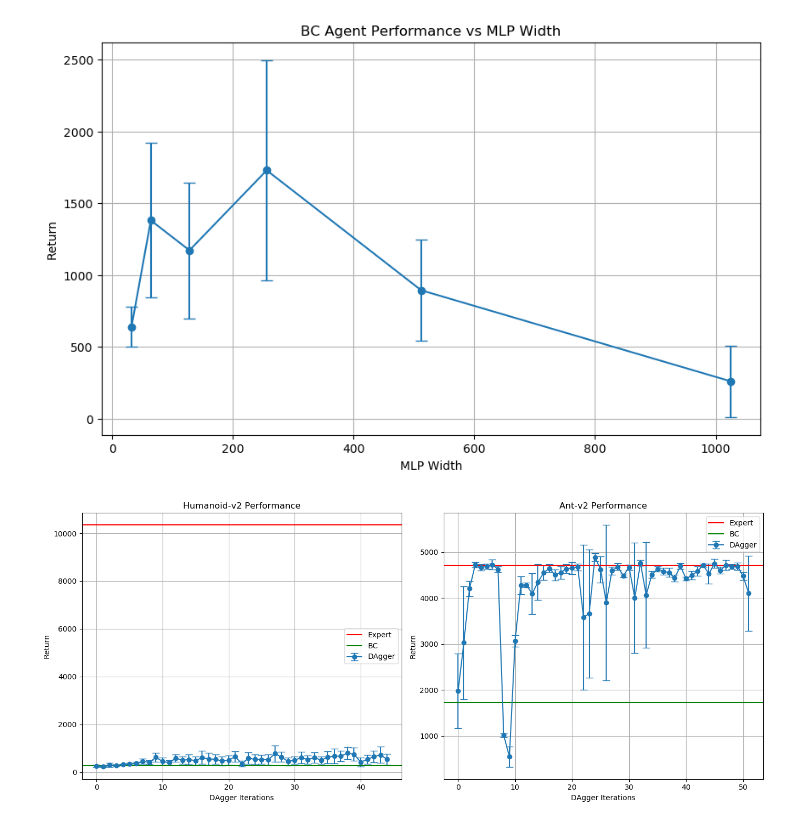
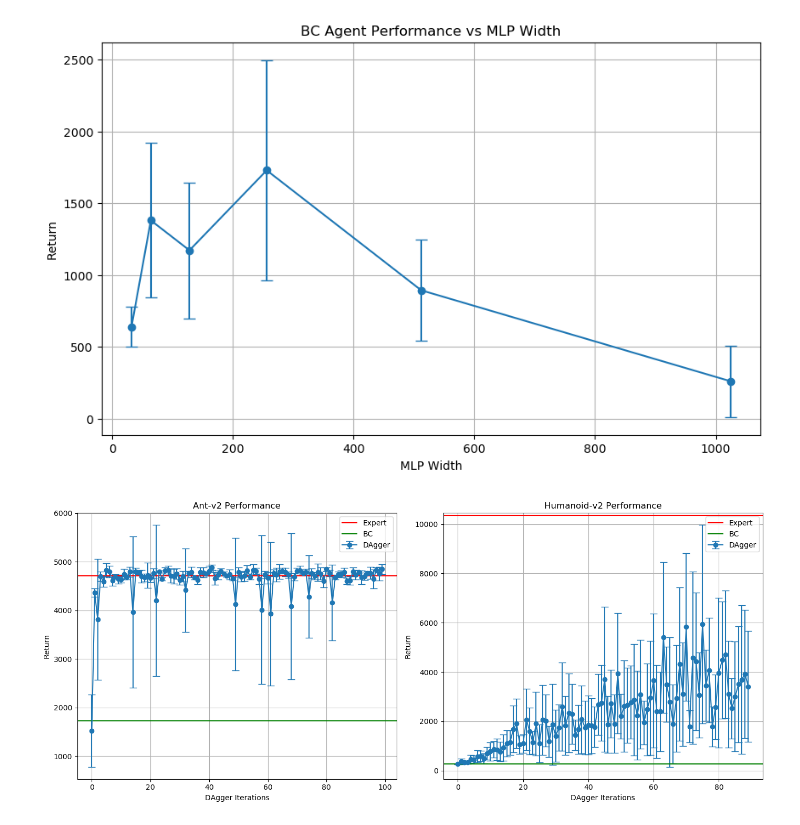
Before and after one commit to RaindragonD/16831-F24-HW, a Jupyter notebook: hw1/rob831/scripts/results.ipynb, the cells around one changed output. Saved outputs shown, nothing was run; the diff lists cells and outputs as text; code cells hidden in the pictures.

```diff
--- a/hw1/rob831/scripts/results.ipynb
+++ b/hw1/rob831/scripts/results.ipynb
@@ -38,51 +38,51 @@ Expert & 4713.653 & 12.197 & 10344.518 & 20.981 \\
 BC    & 1729.545 & 767.105 &  281.326 & 15.861 \\
 \bottomrule[1.0pt]
 
 logs contain (T, 2) data, T is the number of iterations, 2 is mean and std, plot according to the data above and the loaded data for each env
 """
 
 import numpy as np
 import matplotlib.pyplot as plt
 
 # Load logs
-logs_path_humanoids = "/home/yl/course/16831-F24-HW/hw1/data/q2_dagger_humanoid_Humanoid-v2_16-09-2024_21-43-19/eval_logs.npy"
-logs_path_ants = "/home/yl/course/16831-F24-HW/hw1/data/q2_dagger_ant_Ant-v2_16-09-2024_21-43-15/eval_logs.npy"
+logs_path_humanoids = "/home/yl/course/16831-F24-HW/hw1/data/q2_dagger_humanoid_Humanoid-v2_16-09-2024_22-57-59/eval_logs.npy"
+logs_path_ants = "/home/yl/course/16831-F24-HW/hw1/data/q2_dagger_ant_Ant-v2_16-09-2024_22-58-47/eval_logs.npy"
 
 humanoid_logs = np.load(logs_path_humanoids)
 ant_logs = np.load(logs_path_ants)
 
 # Plotting
 fig, ax = plt.subplots(1, 2, figsize=(14, 6))
 
+# Ant-v2
+iterations = np.arange(len(ant_logs))
+ant_means = ant_logs[:, 0]
+ant_stds = ant_logs[:, 1]
+
+ax[0].errorbar(iterations, ant_means, yerr=ant_stds, fmt='-o', capsize=5, label='DAgger')
+ax[0].axhline(y=4713.653, color='r', linestyle='-', label='Expert')
+ax[0].axhline(y=1729.545, color='g', linestyle='-', label='BC')
+ax[0].set_xlabel('DAgger Iterations')
+ax[0].set_ylabel('Return')
+ax[0].set_title('Ant-v2 Performance')
+ax[0].legend()
+ax[0].grid(True)
+
 # Humanoid-v2
 iterations = np.arange(len(humanoid_logs))
 humanoid_means = humanoid_logs[:, 0]
 humanoid_stds = humanoid_logs[:, 1]
 
-ax[0].errorbar(iterations, humanoid_means, yerr=humanoid_stds, fmt='-o', capsize=5, label='DAgger')
-ax[0].axhline(y=10344.518, color='r', linestyle='-', label='Expert')
-ax[0].axhline(y=281.326, color='g', linestyle='-', label='BC')
-ax[0].set_xlabel('DAgger Iterations')
-ax[0].set_ylabel('Return')
-ax[0].set_title('Humanoid-v2 Performance')
-ax[0].legend()
-ax[0].grid(True)
-
-# Ant-v2
-iterations = np.arange(len(ant_logs))
-ant_means = ant_logs[:, 0]
-ant_stds = ant_logs[:, 1]
-
-ax[1].errorbar(iterations, ant_means, yerr=ant_stds, fmt='-o', capsize=5, label='DAgger')
-ax[1].axhline(y=4713.653, color='r', linestyle='-', label='Expert')
-ax[1].axhline(y=1729.545, color='g', linestyle='-', label='BC')
+ax[1].errorbar(iterations, humanoid_means, yerr=humanoid_stds, fmt='-o', capsize=5, label='DAgger')
+ax[1].axhline(y=10344.518, color='r', linestyle='-', label='Expert')
+ax[1].axhline(y=281.326, color='g', linestyle='-', label='BC')
 ax[1].set_xlabel('DAgger Iterations')
 ax[1].set_ylabel('Return')
-ax[1].set_title('Ant-v2 Performance')
+ax[1].set_title('Humanoid-v2 Performance')
 ax[1].legend()
 ax[1].grid(True)
 
 plt.tight_layout()
 plt.savefig('dagger_performance.png')
 # %% [output]
-[figure, old version]
+[figure, new version]
```
Also changed, not shown: 3 other files.
